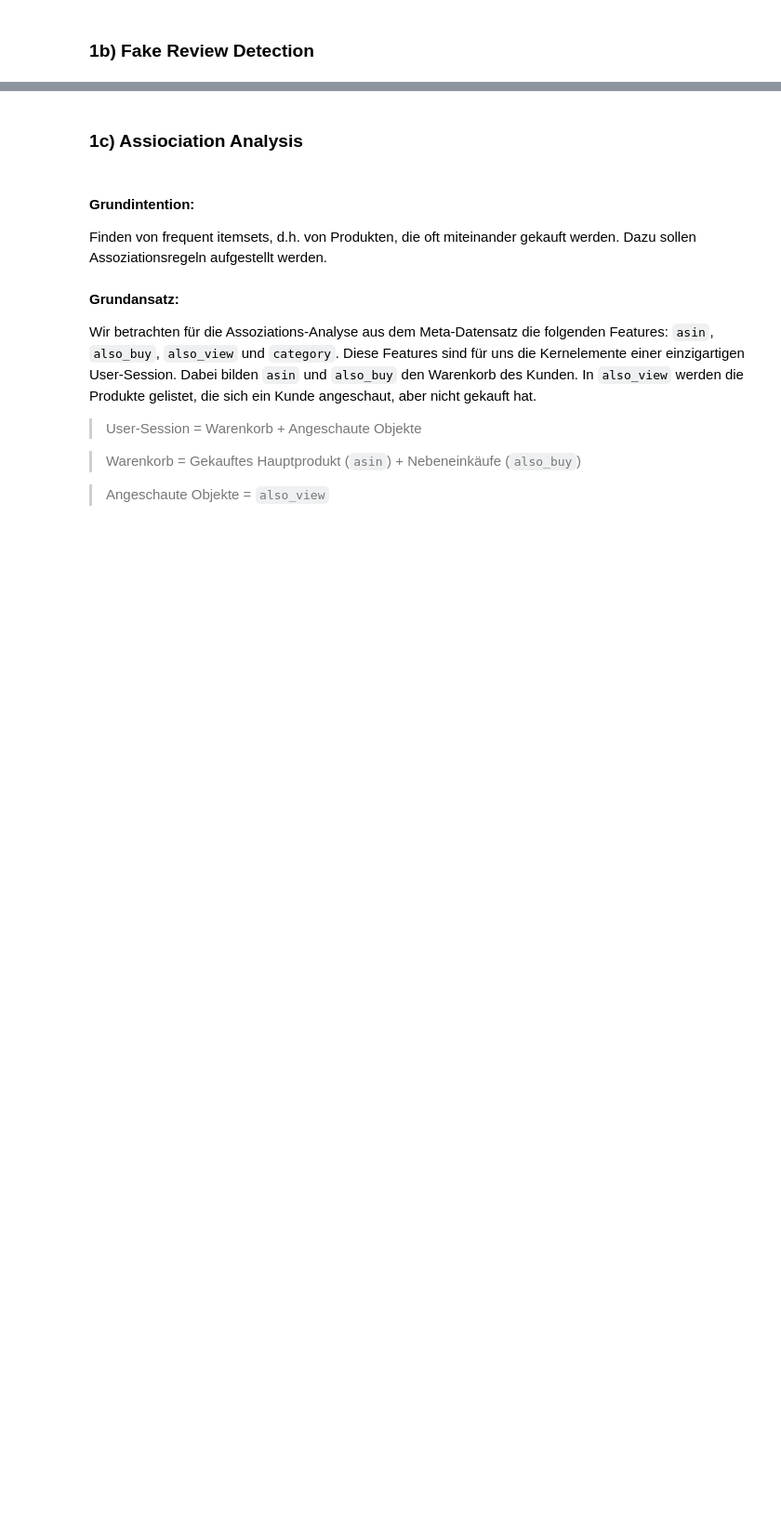
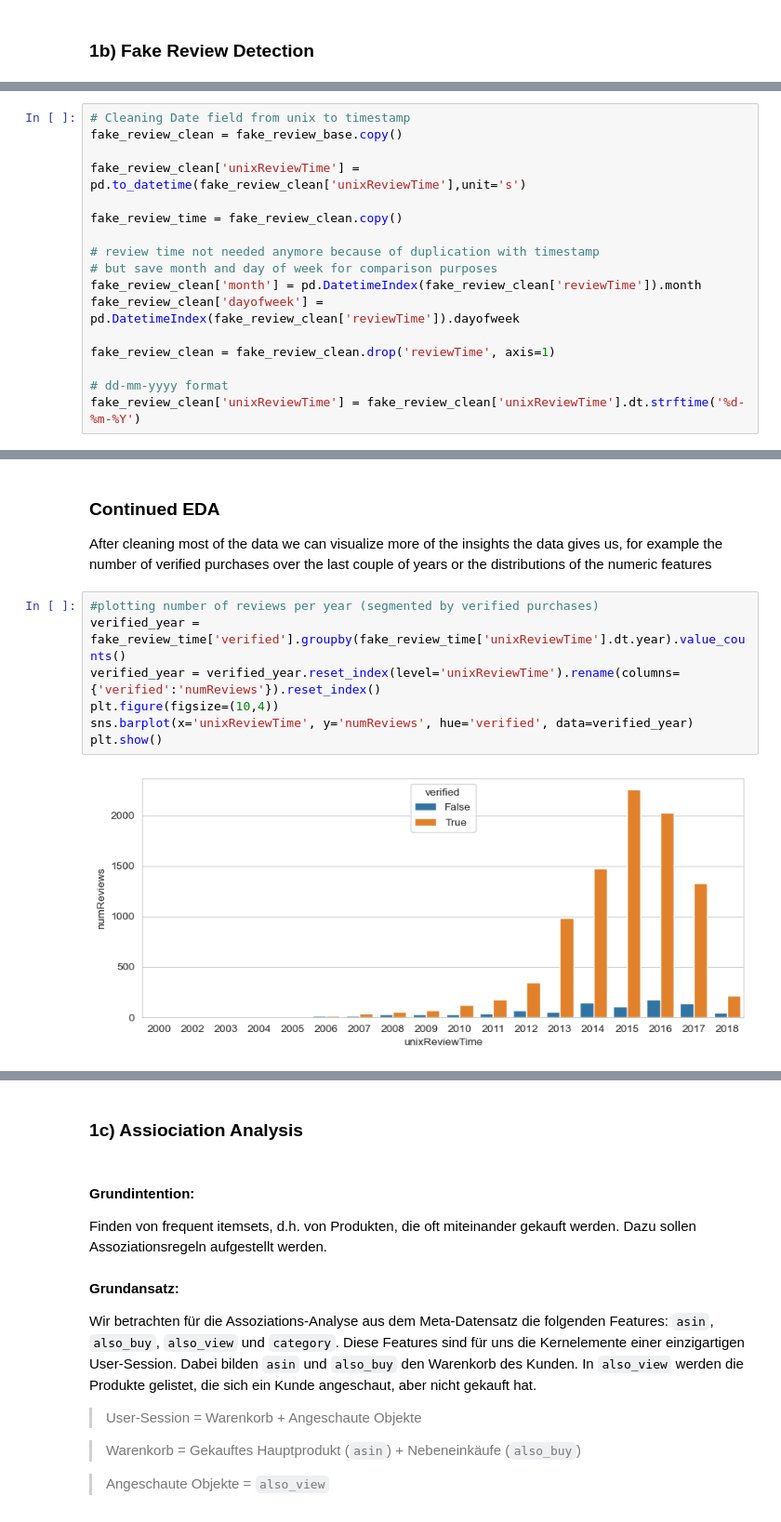
Before and after one commit to juliankulinsky/deep_learning, a Jupyter notebook: notebooks/deep_leaning_project.ipynb, the cells around one changed output, grey strips where cells are left out. Shown at 93% size. Cells and saved outputs as stored; diff of their text form; blank space fills up the shorter version.

```diff
--- a/notebooks/deep_leaning_project.ipynb
+++ b/notebooks/deep_leaning_project.ipynb
@@ -79,0 +333,17 @@ meta_df.head()
+# %%
+# Cleaning Date field from unix to timestamp
+fake_review_clean = fake_review_base.copy()
+
+fake_review_clean['unixReviewTime'] = pd.to_datetime(fake_review_clean['unixReviewTime'],unit='s')
+
+fake_review_time = fake_review_clean.copy()
+
+# review time not needed anymore because of duplication with timestamp
+# but save month and day of week for comparison purposes
+fake_review_clean['month'] = pd.DatetimeIndex(fake_review_clean['reviewTime']).month
+fake_review_clean['dayofweek'] = pd.DatetimeIndex(fake_review_clean['reviewTime']).dayofweek
+
+fake_review_clean = fake_review_clean.drop('reviewTime', axis=1)
+
+# dd-mm-yyyy format
+fake_review_clean['unixReviewTime'] = fake_review_clean['unixReviewTime'].dt.strftime('%d-%m-%Y')
@@ -79,0 +473,12 @@ meta_df.head()
+# %% [markdown]
+### Continued EDA
+After cleaning most of the data we can visualize more of the insights the data gives us, for example the number of verified purchases over the last couple of years or the distributions of the numeric features
+# %%
+#plotting number of reviews per year (segmented by verified purchases)
+verified_year = fake_review_time['verified'].groupby(fake_review_time['unixReviewTime'].dt.year).value_counts()
+verified_year = verified_year.reset_index(level='unixReviewTime').rename(columns={'verified':'numReviews'}).reset_index()
+plt.figure(figsize=(10,4))
+sns.barplot(x='unixReviewTime', y='numReviews', hue='verified', data=verified_year)
+plt.show()
+# %% [output]
+[figure, added]
```
Also changed, not shown: parts of 81 cells of this notebook.
